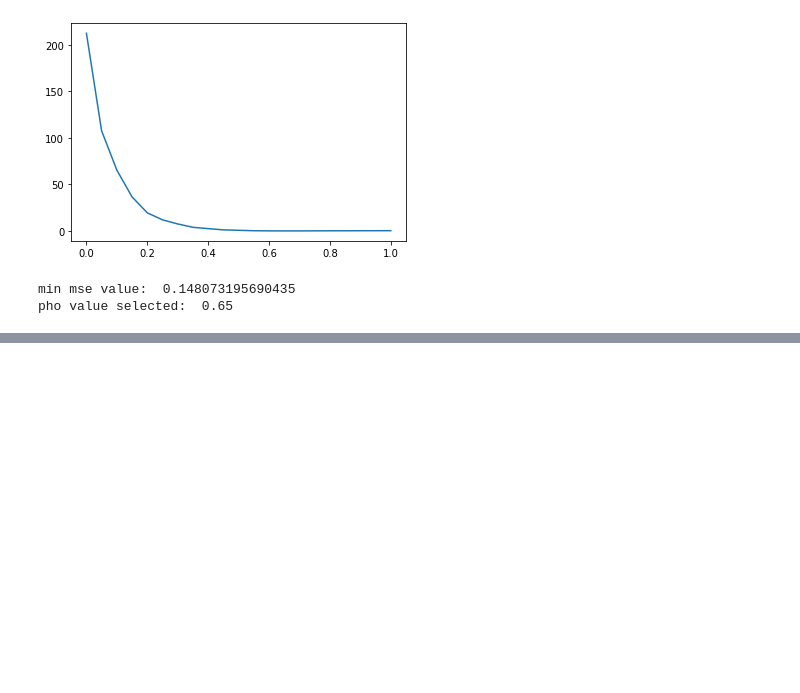
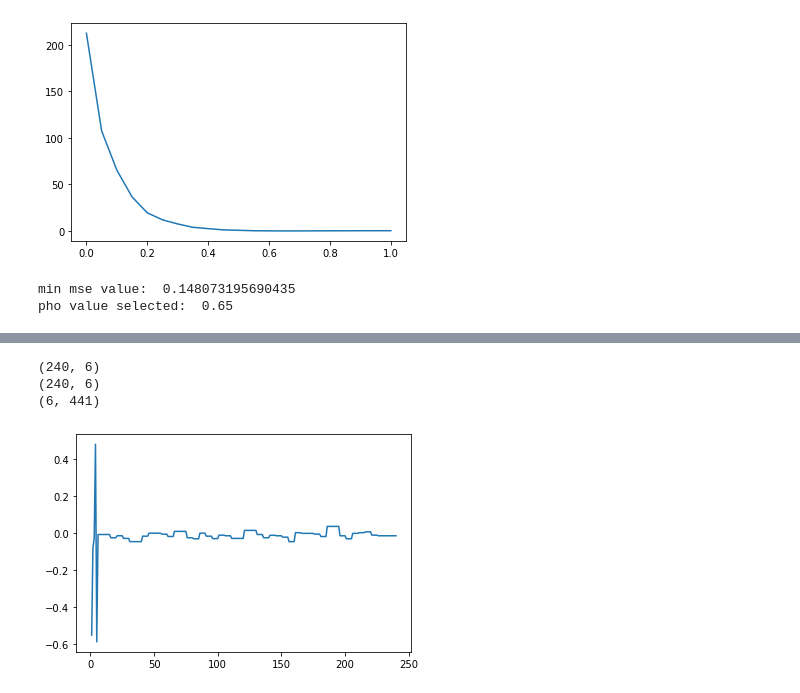
Before and after one commit to hunterthorpe/MAST30034_A1, a Jupyter notebook: code/assignment.ipynb, the cells around one changed output, grey strips where cells are left out. Saved outputs shown, nothing was run; the diff lists cells and outputs as text; code cells hidden in the pictures; blank space fills up the shorter version.

```diff
--- a/code/assignment.ipynb
+++ b/code/assignment.ipynb
@@ -471,0 +524,43 @@ print(SM)
+# %%
+# Question 2.5
+print(tc.shape)
+print(D.shape)
+print(A.shape)
+
+from sklearn.decomposition import PCA
+pca = PCA()
+pca.fit(D.T)
+Z = pca.components_
+
+plt.clf()
+plt.plot(range(1, 7), pca.explained_variance_)
+plt.savefig('../plots/2.5/eigenvalues.jpeg')
+
+
+for tc_num in range(6):
+    # getting plots of source Tcs
+    tc_img = Image.open('../plots/1.1/tc_' + str(tc_num + 1) + '.jpeg')
+    tc_w, tc_h = tc_img.size
+    # creating plot for pcs
+    plt.clf()
+    plt.plot(range(1, 241), Z[tc_num])
+    plt.savefig('../plots/temp/' + str(tc_num + 1) + '.jpeg')
+    ztc_img = Image.open('../plots/temp/' + str(tc_num + 1) + '.jpeg')
+    ztc_w, ztc_h = tc_img.size
+    # combining subplots
+    new_img = Image.new('RGB', (sum([ztc_w, tc_w]), max([ztc_h, tc_h])))
+    new_img.paste(tc_img, (0, 0))
+    new_img.paste(ztc_img, (tc_w, 0))
+    new_img.save('../plots/2.5/source_and_pc' + str(tc_num + 1) + '.jpeg')
+    # removing subplots
+    os.remove('../plots/temp/' + str(tc_num + 1) + '.jpeg')
+
+# performing lasso regression
+A_PCR = get_Alr(X, Z.T, N, 6, 21, 21, 0.001)
+D_PCR = np.dot(X, A_PCR.T)
+# plot the results of these
+# %% [output]
+(240, 6)
+(240, 6)
+(6, 441)
+[figure, added]
```
Also changed, not shown: parts of 6 cells of this notebook, 21 other files.
